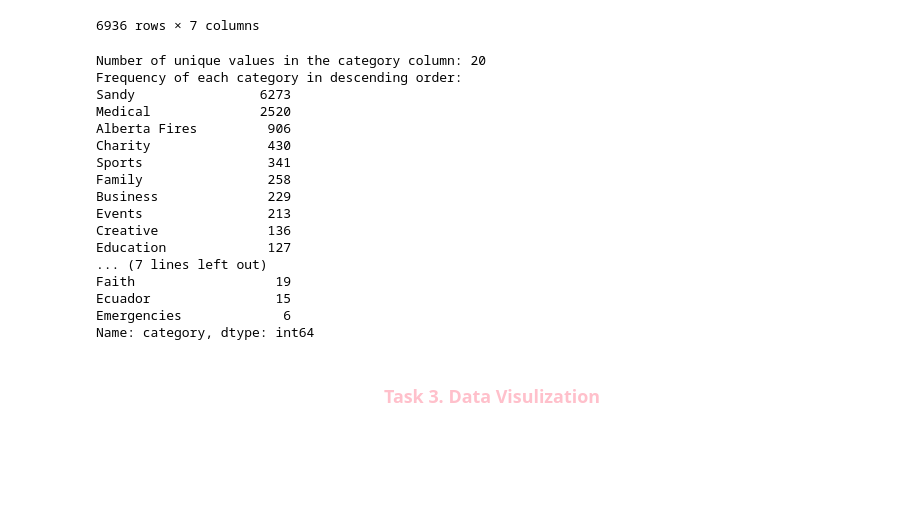
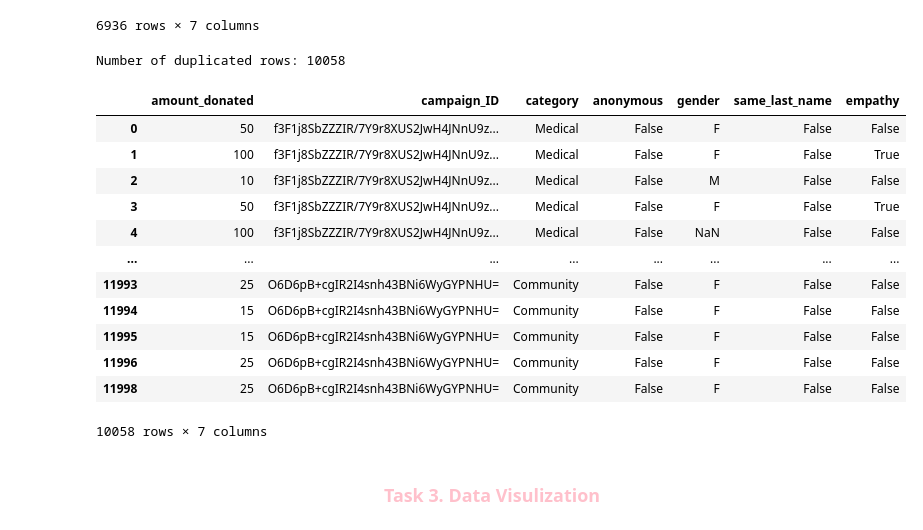
Before and after one commit to tnathu-ai/Oaktree, a Jupyter notebook: task.ipynb, the cells around one changed output. Drawn from its saved outputs; the diff is of its cells as text; code cells hidden in the pictures; blank space fills up the shorter version.

```diff
--- a/task.ipynb
+++ b/task.ipynb
@@ -258,36 +276,31 @@ Number of duplicated rows: 6936
 | 11998 | 25 | O6D6pB+cgIR2I4snh43BNi6WyGYPNHU= | Community | False | F | False | False |
 6936 rows × 7 columns
 # %%
-# condition = df.duplicated(['campaign_ID','category','same_last_name'], keep=False)
-# # see the duplicated rows with the condition above
-# df[condition]
+condition = df.duplicated(['campaign_ID','same_last_name','amount_donated','empathy','anonymous'], keep=False)
+print(f'Number of duplicated rows: {condition.sum()}')
+
+# see the duplicated rows with the condition above
+df[condition]
+# %% [output]
+Number of duplicated rows: 10058
+|  | amount_donated | campaign_ID | category | anonymous | gender | same_last_name | empathy |
+| 0 | 50 | f3F1j8SbZZZIR/7Y9r8XUS2JwH4JNnU9z... | Medical | False | F | False | False |
+| 1 | 100 | f3F1j8SbZZZIR/7Y9r8XUS2JwH4JNnU9z... | Medical | False | F | False | True |
+| 2 | 10 | f3F1j8SbZZZIR/7Y9r8XUS2JwH4JNnU9z... | Medical | False | M | False | False |
+| 3 | 50 | f3F1j8SbZZZIR/7Y9r8XUS2JwH4JNnU9z... | Medical | False | F | False | True |
+| 4 | 100 | f3F1j8SbZZZIR/7Y9r8XUS2JwH4JNnU9z... | Medical | False | NaN | False | False |
+| ... | ... | ... | ... | ... | ... | ... | ... |
+| 11993 | 25 | O6D6pB+cgIR2I4snh43BNi6WyGYPNHU= | Community | False | F | False | False |
+| 11994 | 15 | O6D6pB+cgIR2I4snh43BNi6WyGYPNHU= | Community | False | F | False | False |
+| 11995 | 15 | O6D6pB+cgIR2I4snh43BNi6WyGYPNHU= | Community | False | F | False | False |
+| 11996 | 25 | O6D6pB+cgIR2I4snh43BNi6WyGYPNHU= | Community | False | F | False | False |
+| 11998 | 25 | O6D6pB+cgIR2I4snh43BNi6WyGYPNHU= | Community | False | F | False | False |
+10058 rows × 7 columns
 # %%
 # # drop duplicated rows
 # df.drop_duplicates(inplace=True)
 # # check the number of rows after dropping duplicated rows
 # print(f'Number of rows after dropping duplicated rows: {df.shape[0]}')
-# %%
-# check speeling for similarity between rows in categorical columns
-print(f'Number of unique values in the category column: {df.category.nunique()}')
-print(f'Frequency of each category in descending order:\n{df.category.value_counts()}')
-# %% [output]
-Number of unique values in the category column: 20
-Frequency of each category in descending order:
-Sandy                6273
-Medical              2520
-Alberta Fires         906
-Charity               430
-Sports                341
-Family                258
-Business              229
-Events                213
-Creative              136
-Education             127
-... (7 lines left out)
-Faith                  19
-Ecuador                15
-Emergencies             6
-Name: category, dtype: int64
 # %% [markdown]
 <h3 style="color:#ffc0cb;font-size:50px;font-family:Georgia;text-align:center;"><strong>Task 3. Data Visulization </strong></h3>
 # %% [markdown]
```
Also changed, not shown: parts of 12 cells of this notebook.
